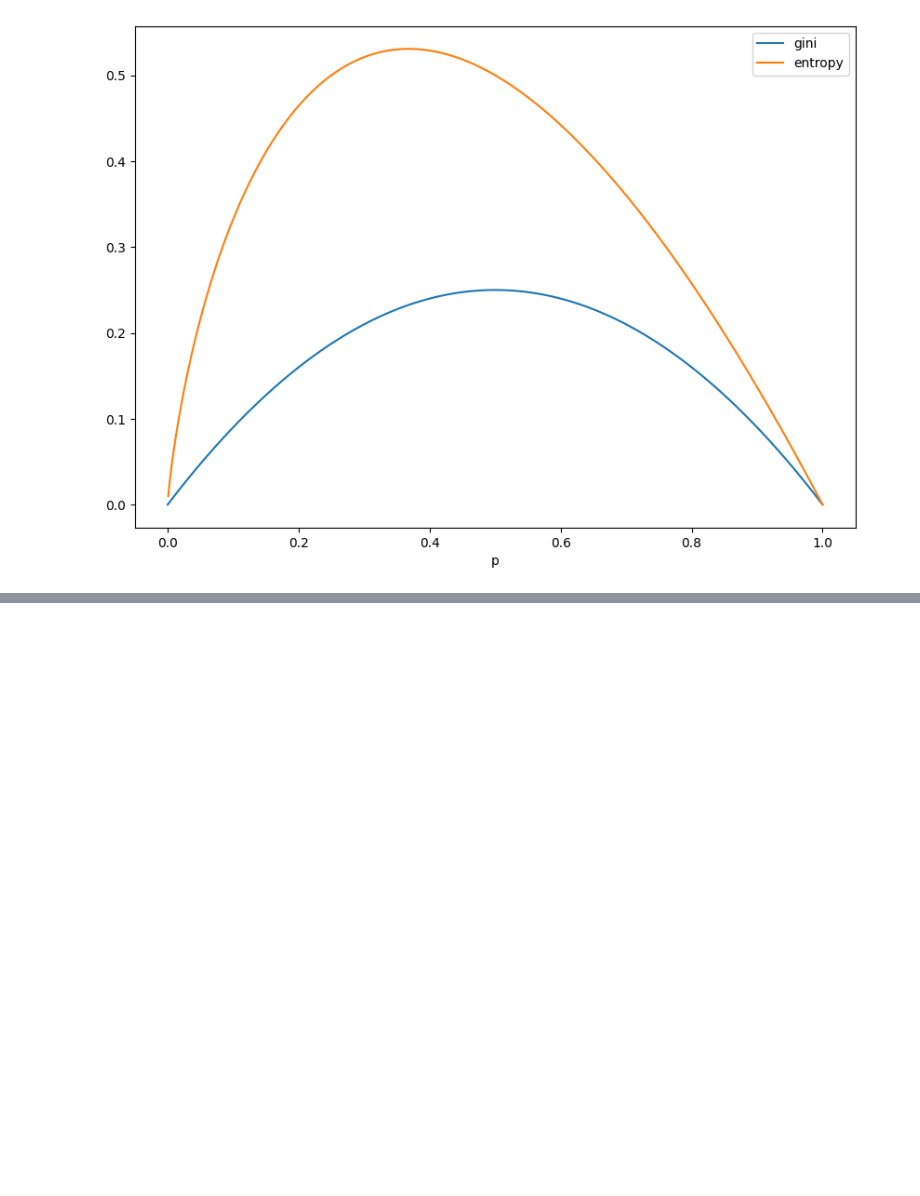
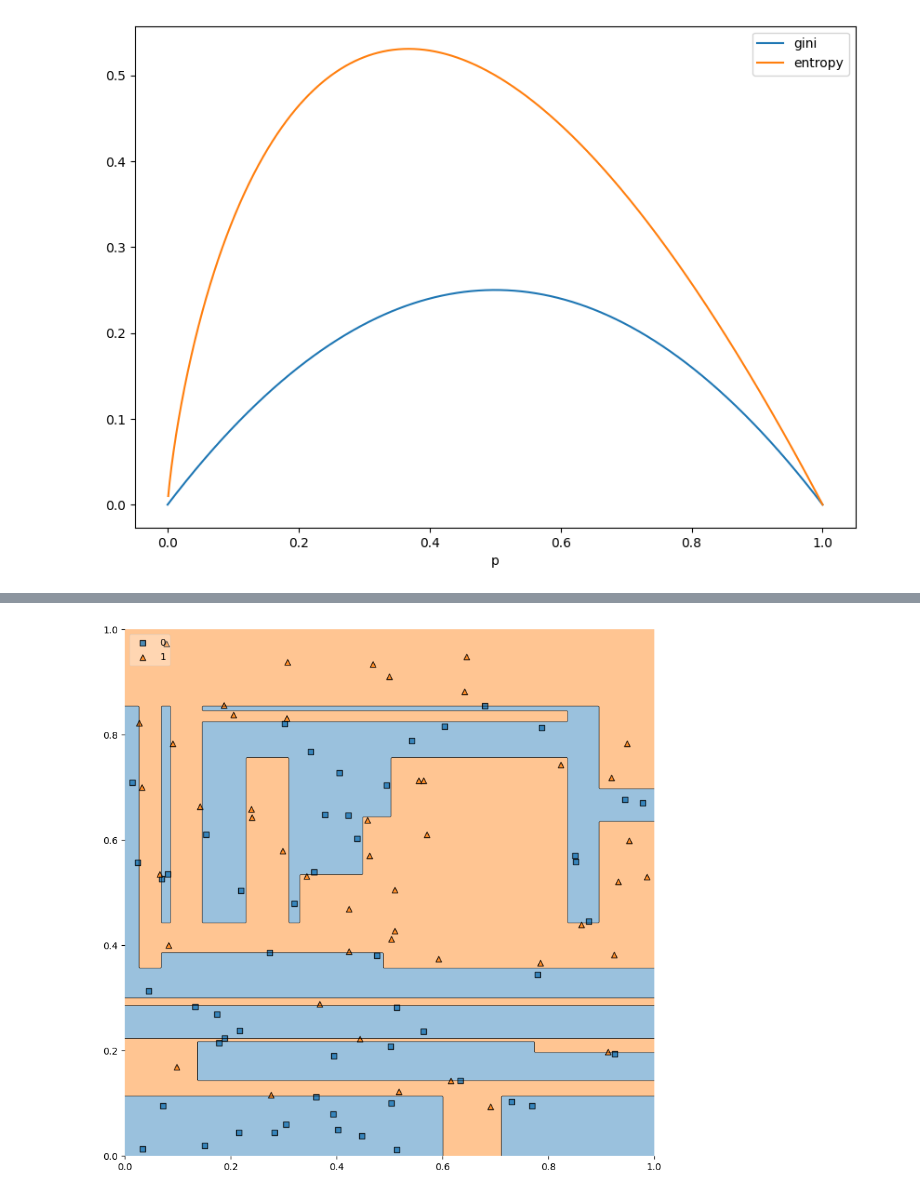
Before and after one commit to AverageGHenjoyer/drzewa-decyzyjne-i-lasy-losowe, a Jupyter notebook: rozdzial_2_drzewa_w_klasyfikacji/2_5_entropy.ipynb, the cells around one changed output, grey strips where cells are left out. Saved outputs shown, nothing was run; the diff lists cells and outputs as text; code cells hidden in the pictures; blank space fills up the shorter version.

```diff
--- a/rozdzial_2_drzewa_w_klasyfikacji/2_5_entropy.ipynb
+++ b/rozdzial_2_drzewa_w_klasyfikacji/2_5_entropy.ipynb
@@ -23,0 +108,8 @@ df.plot(x="p", figsize=(10, 7))
+# %%
+fig = plt.figure(figsize=(10, 10))
+plot_decision_regions(xy_df.drop(columns="class").values, xy_df["class"].values, clf=dt_entropy, legend=2)
+plt.xlim(0, 1)
+plt.ylim(0, 1)
+plt.show()
+# %% [output]
+[figure, added]
```
Also changed, not shown: parts of 16 cells of this notebook.
